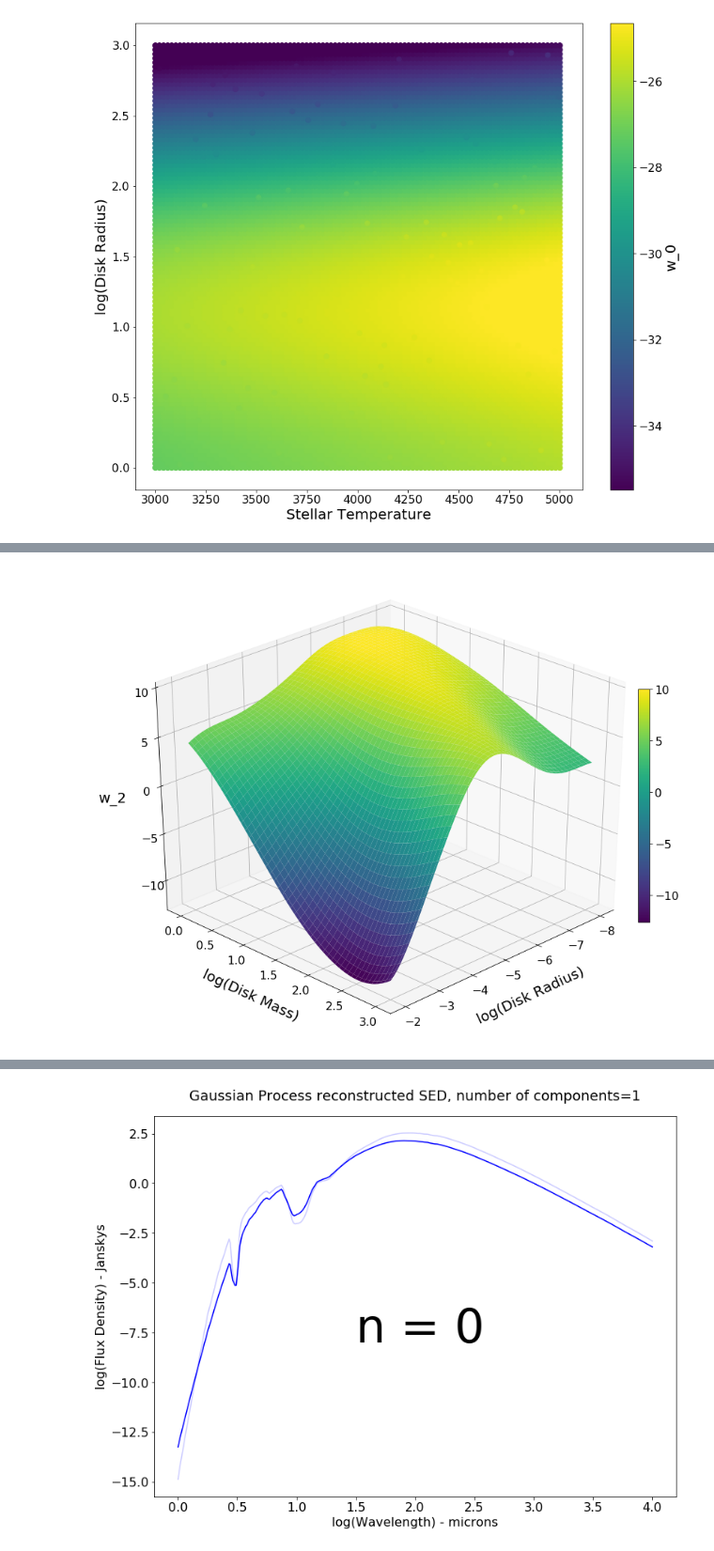
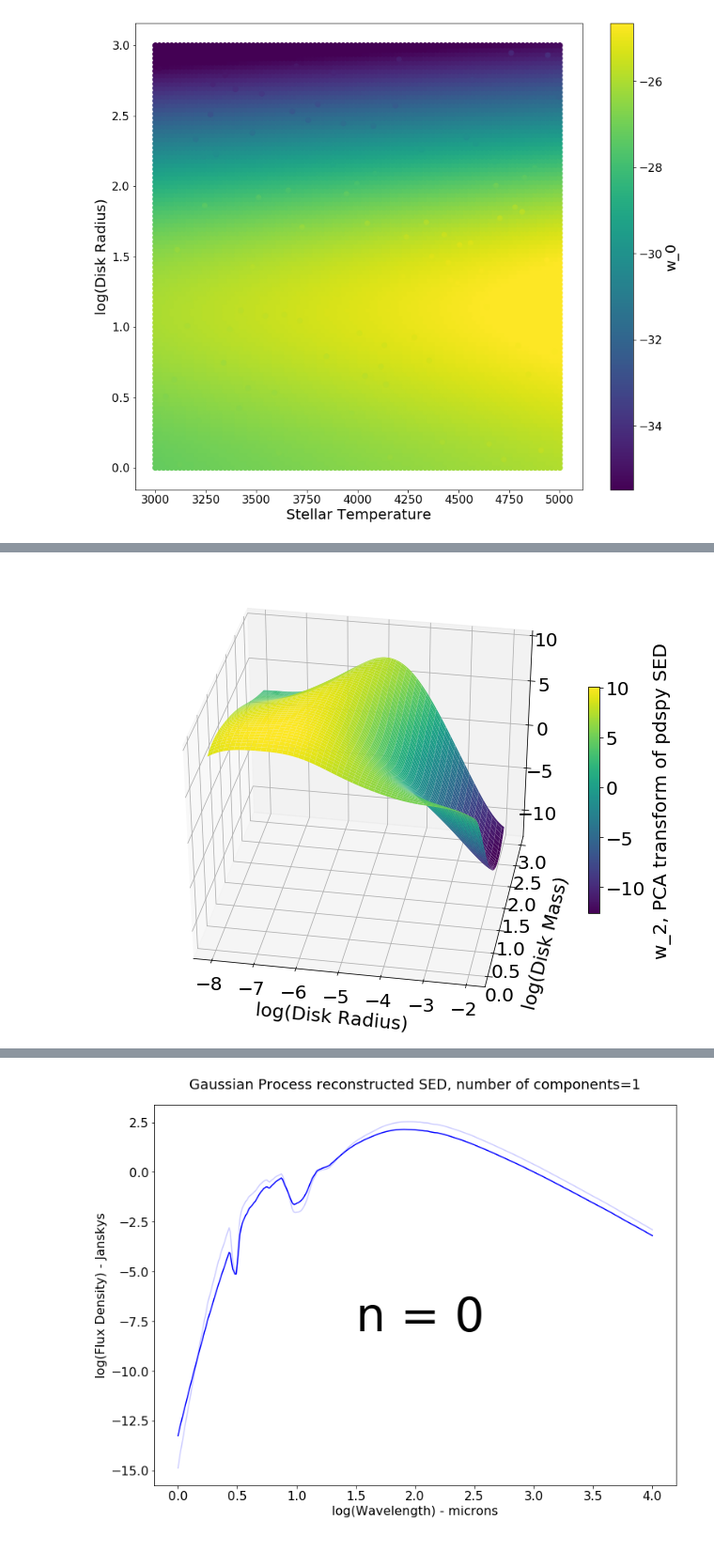
Before and after one commit to elizabethteng/crassula, a Jupyter notebook: figure_factory.ipynb, the cells around one changed output, grey strips where cells are left out. Shown at 94% size. Cells and saved outputs as stored; diff of their text form; code cells hidden in the pictures.

```diff
--- a/figure_factory.ipynb
+++ b/figure_factory.ipynb
@@ -232,25 +230,0 @@ plt.show()
-# %%
-fig, ax = plt.subplots()
-
-x = np.arange(0, 2*np.pi, 0.01)
-x1 = np.arange(0, 2*np.pi, 0.01)
-line, = ax.plot(x, np.sin(x))
-line1, =ax.plot(x1,np.cos(x1))
-
-
-def init():  # only required for blitting to give a clean slate.
-    line.set_ydata([np.nan] * len(x))
-    line1.set_ydata([np.nan]*len(x1))
-    return line, line1
-
-
-def animate(i):
-    line.set_ydata(np.sin(x + i / 100))  # update the data.
-    line1.set_ydata(np.cos(x1+i/100))
-    return line, line1
-
-
-ani = FuncAnimation(
-    fig, animate, init_func=init, interval=2, blit=True, save_count=50)
-
-ani.save("../talk/test.gif", dpi=72, writer="imagemagick")
@@ -715,18 +687,20 @@ Initial ln-likelihood: -117.54
 [figure]
 # %%
-fig = plt.figure(figsize=(16,12))
+fig = plt.figure(figsize=(9,7))
 ax = fig.add_subplot(111,projection='3d')
 
 # Plot the surface.
 surf = ax.plot_surface(x0pred,x1pred,pred.reshape(100,100),cmap=cm.viridis)
 ax.set_ylabel("log(Disk Mass)",size=20,labelpad=20)
-ax.set_xlabel("log(Disk Radius)",size=20,labelpad=20)
-ax.tick_params(labelsize=16)
+ax.set_xlabel("log(Disk Radius)",size=20,labelpad=12)
+ax.tick_params(labelsize=20)
 cb=fig.colorbar(surf,shrink=0.5,pad=-0.05)
+cb.set_label(label='w_2, PCA transform of pdspy SED',size=20,labelpad=8)
 
-cb.ax.tick_params(labelsize=16)
-ax.view_init(30,45)
+cb.ax.tick_params(labelsize=20)
+ax.view_init(35,280)
+plt.tight_layout()
 plt.show()
 # %% [output]
-[figure, old version]
+[figure, new version]
 # %%
```
Also changed, not shown: parts of 21 cells of this notebook.
